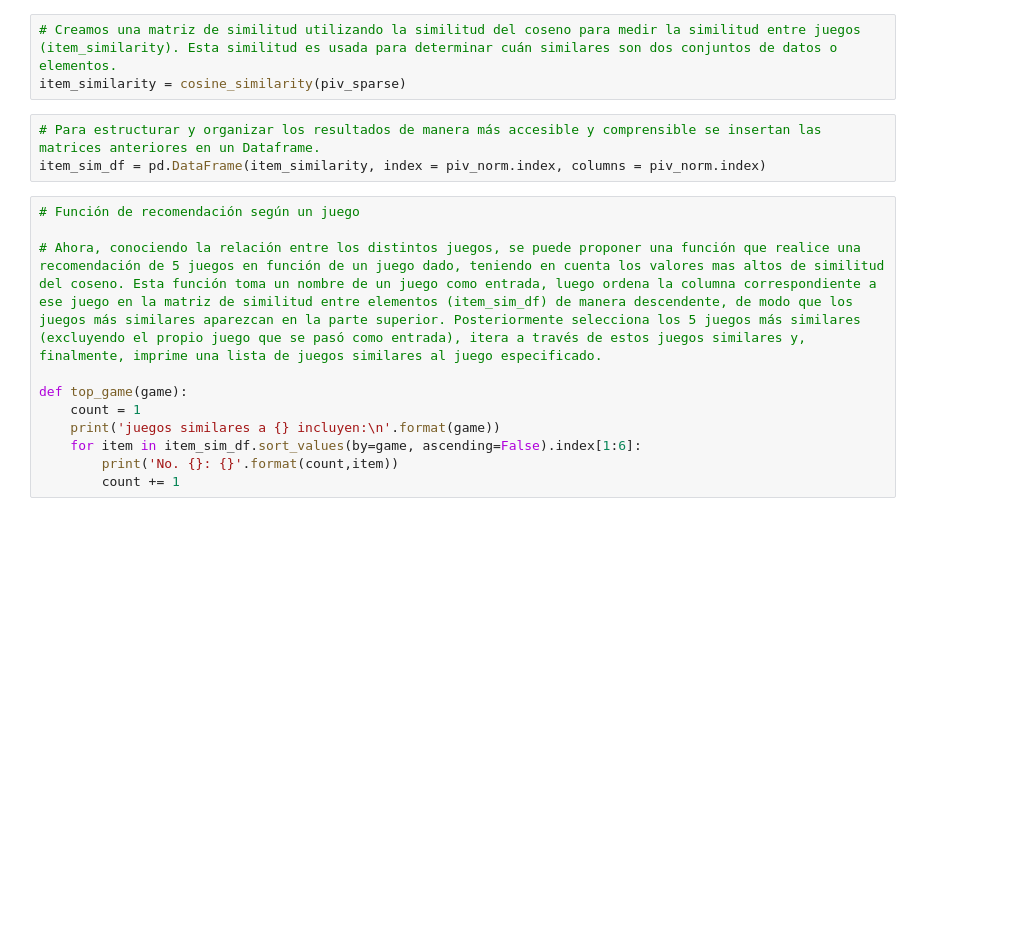
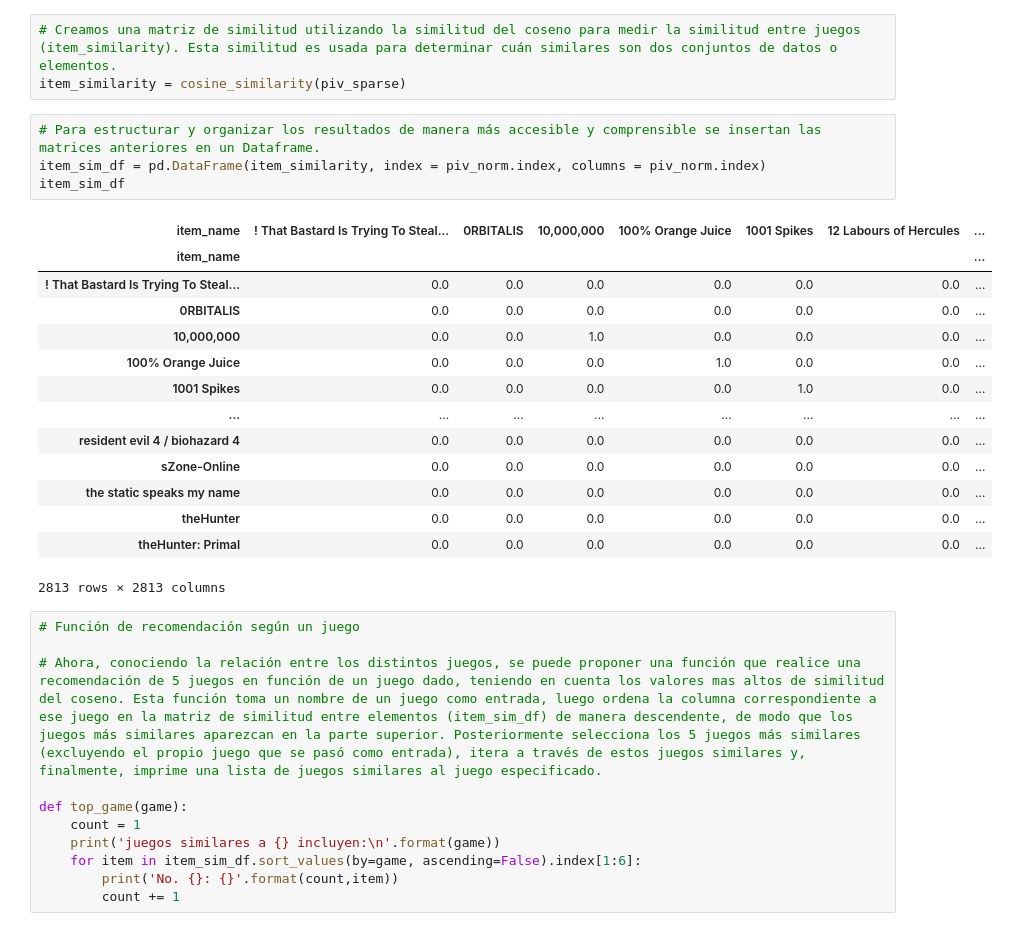
Before and after one commit to cristobalqv/PI_videojuegos_Steam, a Jupyter notebook: JupyterNotebooks/5 modelo ML.ipynb, the cells around one changed output. Cells and saved outputs as stored; diff of their text form; blank space fills up the shorter version.

```diff
--- a/JupyterNotebooks/5 modelo ML.ipynb
+++ b/JupyterNotebooks/5 modelo ML.ipynb
@@ -87,6 +87,22 @@ item_similarity = cosine_similarity(piv_sparse)
 # %%
 # Para estructurar y organizar los resultados de manera más accesible y comprensible se insertan las matrices anteriores en un Dataframe.
 item_sim_df = pd.DataFrame(item_similarity, index = piv_norm.index, columns = piv_norm.index)
+item_sim_df
+# %% [output]
+| item_name | ! That Bastard Is Trying To Steal... | 0RBITALIS | 10,000,000 | 100% Orange Juice | 1001 Spikes | 12 Labours of Hercules | ... |
+| item_name |  |  |  |  |  |  | ... |
+| ! That Bastard Is Trying To Steal... | 0.0 | 0.0 | 0.0 | 0.0 | 0.0 | 0.0 | ... |
+| 0RBITALIS | 0.0 | 0.0 | 0.0 | 0.0 | 0.0 | 0.0 | ... |
+| 10,000,000 | 0.0 | 0.0 | 1.0 | 0.0 | 0.0 | 0.0 | ... |
+| 100% Orange Juice | 0.0 | 0.0 | 0.0 | 1.0 | 0.0 | 0.0 | ... |
+| 1001 Spikes | 0.0 | 0.0 | 0.0 | 0.0 | 1.0 | 0.0 | ... |
+| ... | ... | ... | ... | ... | ... | ... | ... |
+| resident evil 4 / biohazard 4 | 0.0 | 0.0 | 0.0 | 0.0 | 0.0 | 0.0 | ... |
+| sZone-Online | 0.0 | 0.0 | 0.0 | 0.0 | 0.0 | 0.0 | ... |
+| the static speaks my name | 0.0 | 0.0 | 0.0 | 0.0 | 0.0 | 0.0 | ... |
+| theHunter | 0.0 | 0.0 | 0.0 | 0.0 | 0.0 | 0.0 | ... |
+| theHunter: Primal | 0.0 | 0.0 | 0.0 | 0.0 | 0.0 | 0.0 | ... |
+2813 rows × 2813 columns
 # %%
 # Función de recomendación según un juego
 
```
